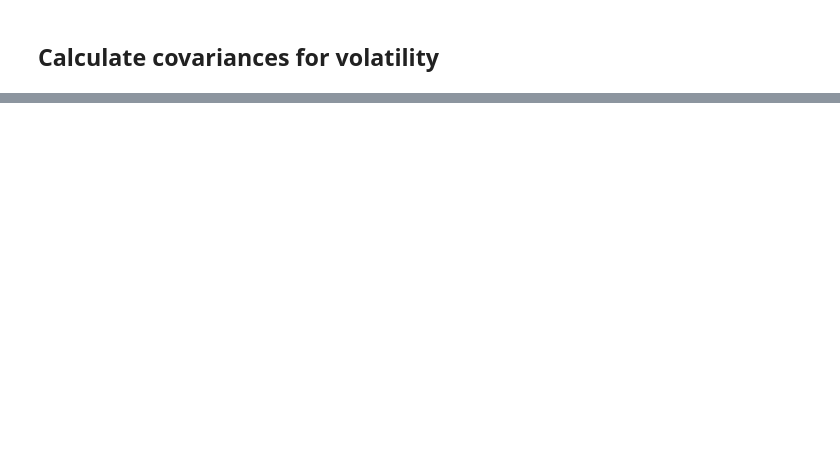
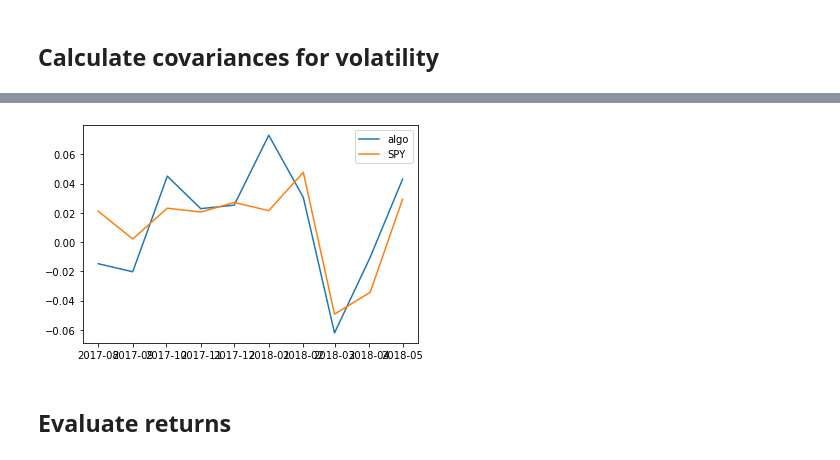
Before and after one commit to gmineo/Finance, a Jupyter notebook: Machine learning for finance.ipynb, the cells around one changed output, grey strips where cells are left out. Drawn from its saved outputs; the diff is of its cells as text; code cells hidden in the pictures; blank space fills up the shorter version.

```diff
--- a/Machine learning for finance.ipynb
+++ b/Machine learning for finance.ipynb
@@ -1124,0 +1423,12 @@ Adj_Close   0.000060   0.000023   0.000025
+# %%
+targets, features = [], []
+
+# Create features from price history and targets as ideal portfolio
+for date, ewma in ewma_monthly.iterrows():
+    # Get the index of the best sharpe ratio
+    best_idx = max_sharpe_idxs[date]
+    targets.append(portfolio_weights[date][best_idx])
+    features.append(ewma)  # add ewma to features
+targets = np.array(targets)
+features = np.array(features)
+print(targets[-5:])
@@ -1124,0 +1470,13 @@ Adj_Close   0.000060   0.000023   0.000025
+# %%
+# Make train and test features
+train_size = int(0.85 * features.shape[0])
+train_features = features[:train_size]
+test_features = features[train_size:]
+train_targets = targets[:train_size]
+test_targets = targets[train_size:]
+# %%
+# Fit the model and check scores on train and test
+rfr = RandomForestRegressor(n_estimators=300, random_state=42)
+rfr.fit(train_features, train_targets)
+print(rfr.score(train_features, train_targets))
+print(rfr.score(test_features, test_targets))
@@ -1124,0 +1492,15 @@ Adj_Close   0.000060   0.000023   0.000025
+# %%
+# Get predictions from model on train and test
+train_predictions = rfr.predict(train_features)
+test_predictions = rfr.predict(test_features)
+# %%
+# Calculate and plot returns from our RF predictions and the SPY returns
+test_returns = np.sum(returns_monthly.iloc[train_size:] * test_predictions, axis=1)
+plt.plot(test_returns, label='algo')
+plt.plot(returns_monthly['SPY'].iloc[train_size:], label='SPY')
+plt.legend()
+plt.show()
+# %% [output]
+[figure, added]
+# %% [markdown]
+## Evaluate returns
```
Also changed, not shown: parts of 108 cells of this notebook.
